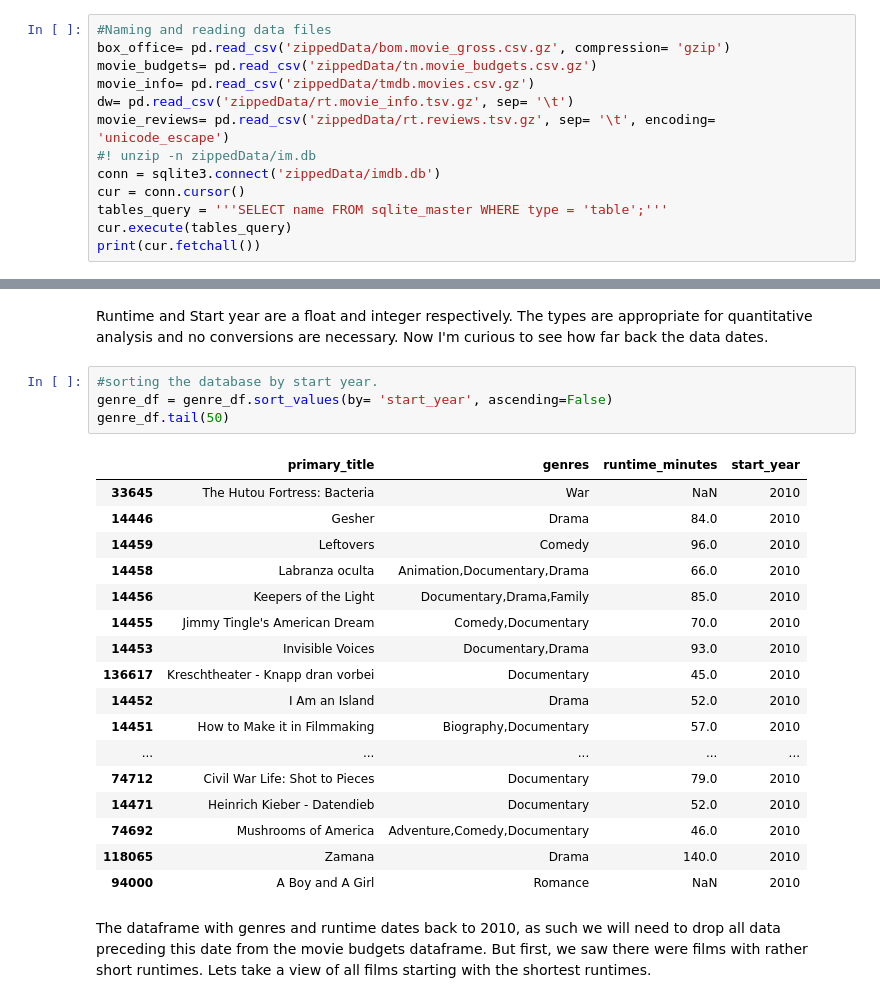
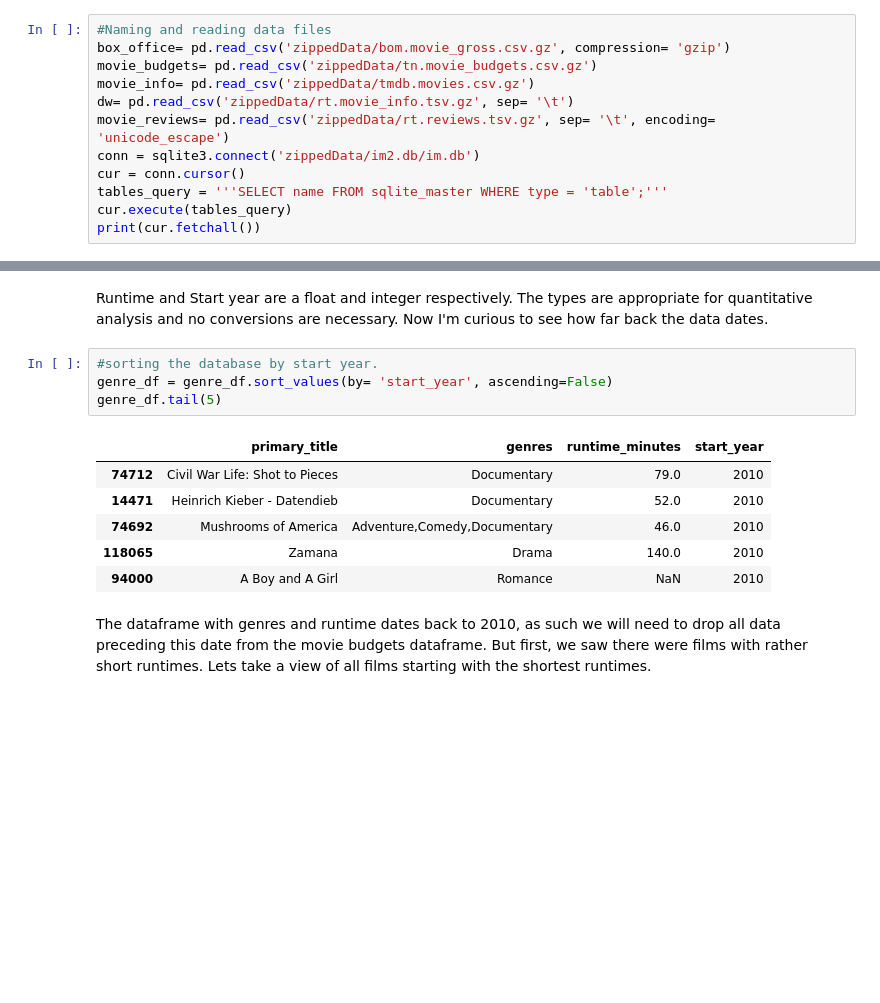
Before and after one commit to jsherman918/MicrosoftFilmAnalysis, a Jupyter notebook: FilmROIAnalysis.ipynb, the cells around one changed output, grey strips where cells are left out. Saved outputs shown, nothing was run; the diff lists cells and outputs as text; blank space fills up the shorter version.

```diff
--- a/FilmROIAnalysis.ipynb
+++ b/FilmROIAnalysis.ipynb
@@ -55,8 +54,7 @@ movie_budgets= pd.read_csv('zippedData/tn.movie_budgets.csv.gz')
 movie_info= pd.read_csv('zippedData/tmdb.movies.csv.gz')
 dw= pd.read_csv('zippedData/rt.movie_info.tsv.gz', sep= '\t')
 movie_reviews= pd.read_csv('zippedData/rt.reviews.tsv.gz', sep= '\t', encoding= 'unicode_escape')
-#! unzip -n zippedData/im.db
-conn = sqlite3.connect('zippedData/imdb.db')
+conn = sqlite3.connect('zippedData/im2.db/im.db')
 cur = conn.cursor()
 tables_query = '''SELECT name FROM sqlite_master WHERE type = 'table';'''
 cur.execute(tables_query)
@@ -141,20 +127,9 @@ Runtime and Start year are a float and integer respectively.  The types are appr
 # %%
 #sorting the database by start year.
 genre_df = genre_df.sort_values(by= 'start_year', ascending=False)
-genre_df.tail(50)
+genre_df.tail(5)
 # %% [output]
 |  | primary_title | genres | runtime_minutes | start_year |
-| 33645 | The Hutou Fortress: Bacteria | War | NaN | 2010 |
-| 14446 | Gesher | Drama | 84.0 | 2010 |
-| 14459 | Leftovers | Comedy | 96.0 | 2010 |
-| 14458 | Labranza oculta | Animation,Documentary,Drama | 66.0 | 2010 |
-| 14456 | Keepers of the Light | Documentary,Drama,Family | 85.0 | 2010 |
-| 14455 | Jimmy Tingle's American Dream | Comedy,Documentary | 70.0 | 2010 |
-| 14453 | Invisible Voices | Documentary,Drama | 93.0 | 2010 |
-| 136617 | Kreschtheater - Knapp dran vorbei | Documentary | 45.0 | 2010 |
-| 14452 | I Am an Island | Drama | 52.0 | 2010 |
-| 14451 | How to Make it in Filmmaking | Biography,Documentary | 57.0 | 2010 |
-| ... | ... | ... | ... | ... |
 | 74712 | Civil War Life: Shot to Pieces | Documentary | 79.0 | 2010 |
 | 14471 | Heinrich Kieber - Datendieb | Documentary | 52.0 | 2010 |
 | 74692 | Mushrooms of America | Adventure,Comedy,Documentary | 46.0 | 2010 |
```
Also changed, not shown: parts of 22 cells of this notebook.
